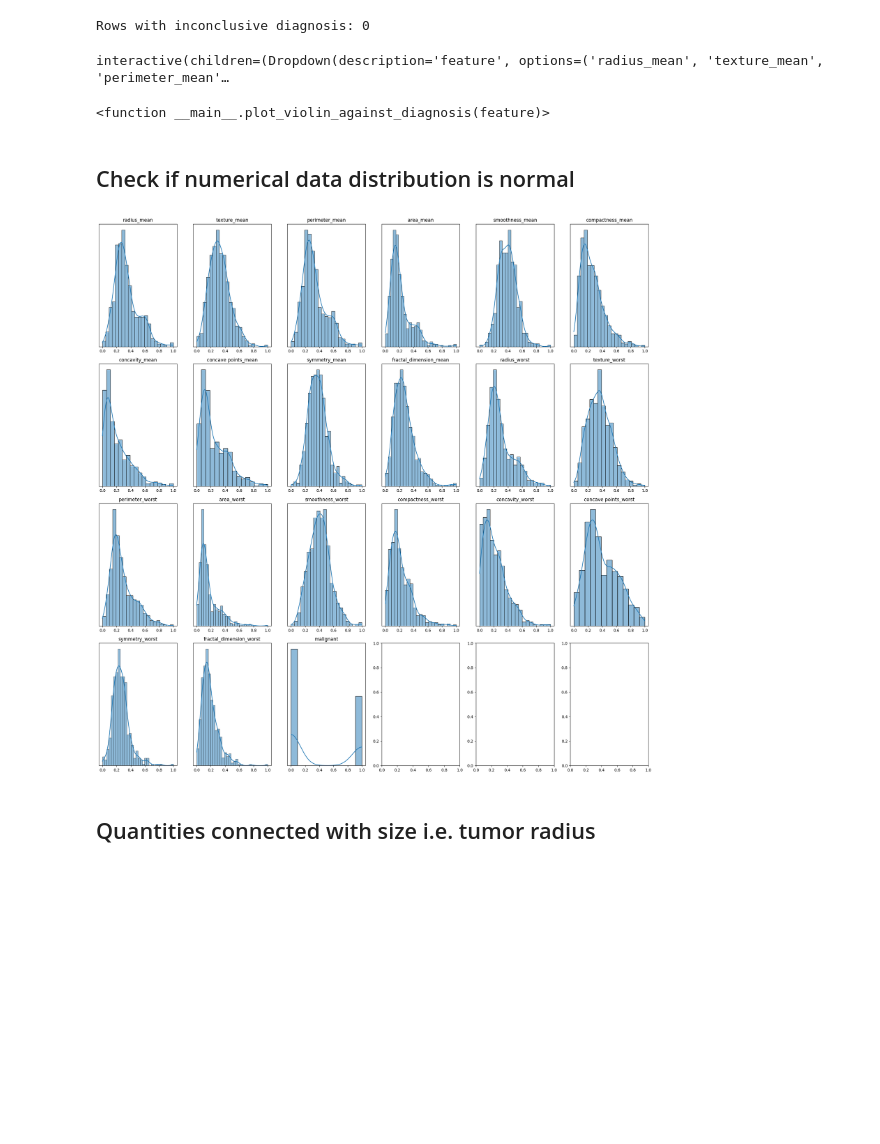
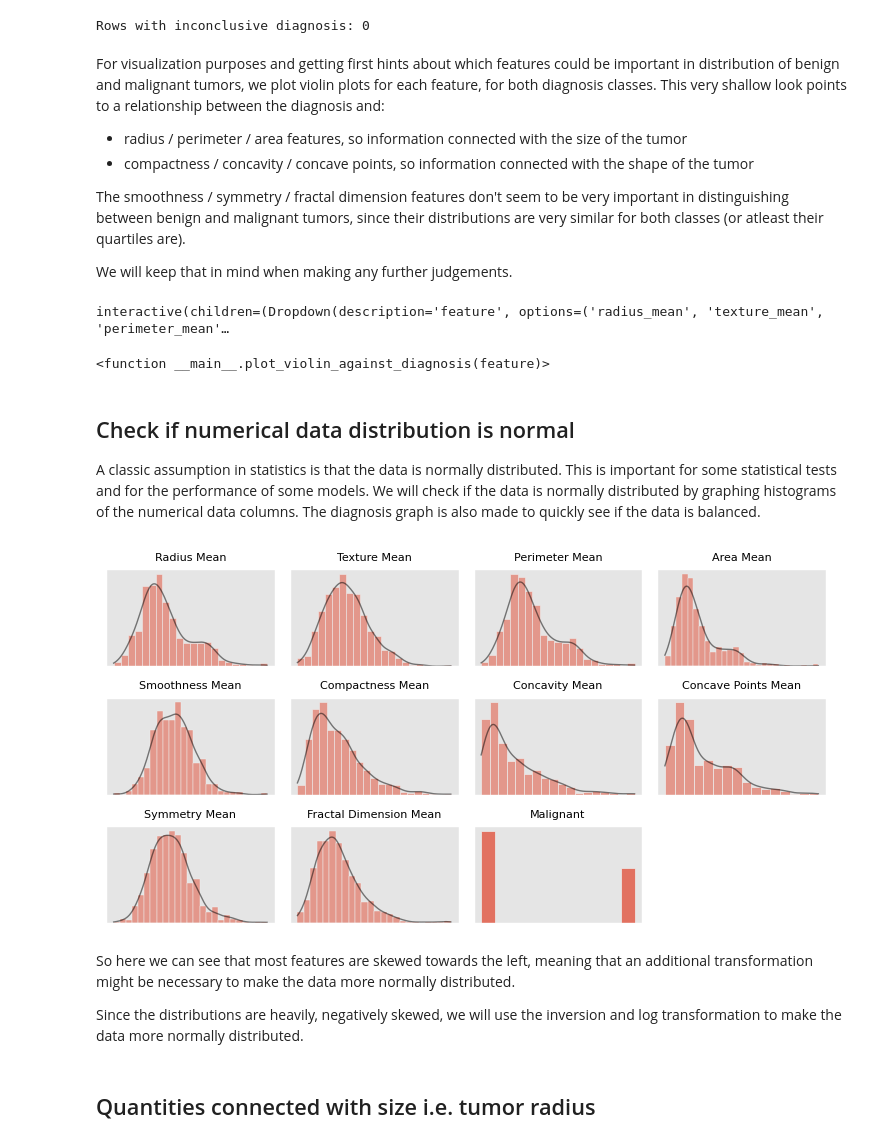
Before and after one commit to kamilrybacki/MLToolsExercises, a Jupyter notebook: content/wisconsin.ipynb, the cells around one changed output. Saved outputs shown, nothing was run; the diff lists cells and outputs as text; code cells hidden in the pictures; blank space fills up the shorter version.

```diff
--- a/content/wisconsin.ipynb
+++ b/content/wisconsin.ipynb
@@ -15,10 +13,25 @@ please provide us feedback at https://github.com/pandas-dev/pandas/issues/54466
 # %%
+import pandas as pd
+import numpy as np
+import ipywidgets as ipy
+
+import matplotlib.pyplot as plt
+import seaborn as sns
+
+import sklearn.linear_model
+import sklearn.decomposition
+import sklearn.model_selection
+import sklearn.metrics
+
+import scipy.stats
+
 
 WISCONSIN_DATASET = "https://raw.githubusercontent.com/reddyprasade/Machine-Learning-Problems-DataSets/d9d8bc1858a7073cf1c18799d797491e9805ea2b/Classification/Breast%20cancer%20wisconsin.csv"
 
 wisconsin_breast_cancer_data = pd.read_csv(WISCONSIN_DATASET, index_col=[0])
 
 pd.set_option('display.max_columns', wisconsin_breast_cancer_data.shape[1] + 1)
+plt.style.use('ggplot')
 
 wisconsin_breast_cancer_data
 # %% [output]
@@ -111,9 +160,21 @@ wisconsin_breast_cancer_data
 # Drop columns with _se and _worst suffixes
 wisconsin_breast_cancer_data = wisconsin_breast_cancer_data.drop(
     wisconsin_breast_cancer_data.filter(like='_se').columns, axis=1
+).drop(
+    wisconsin_breast_cancer_data.filter(like='_worst').columns, axis=1
 )
+wisconsin_breast_cancer_data_copy = wisconsin_breast_cancer_data.copy()
 # %% [output]
 Rows with inconclusive diagnosis: 0
+# %% [markdown]
+For visualization purposes and getting first hints about which features could be important in distribution of benign and malignant tumors, we plot violin plots for each feature, for both diagnosis classes. This very shallow look points to a relationship between the diagnosis and:
+
+* radius / perimeter / area features, so information connected with the size of the tumor
+* compactness / concavity / concave points, so information connected with the shape of the tumor
+
+The smoothness / symmetry / fractal dimension features don't seem to be very important in distinguishing between benign and malignant tumors, since their distributions are very similar for both classes (or atleast their quartiles are).
+
+We will keep that in mind when making any further judgements.
 # %%
 def plot_violin_against_diagnosis(feature):
     feature_name = feature.replace('_', ' ').title()
@@ -125,22 +186,36 @@ ipy.interact(plot_violin_against_diagnosis, feature=numerical_columns)
 # %% [output]
 interactive(children=(Dropdown(description='feature', options=('radius_mean', 'texture_mean', 'perimeter_mean'…
 <function __main__.plot_violin_against_diagnosis(feature)>
-# %% [markdown]
-## Check if numerical data distribution is normal
+# %% [markdown]
+## Check if numerical data distribution is normal
+
+A classic assumption in statistics is that the data is normally distributed. This is important for some statistical tests and for the performance of some models. We will check if the data is normally distributed by graphing histograms of the numerical data columns. The diagnosis graph is also made to quickly see if the data is balanced.
 # %%
 # Plot histograms for each feature)
 
 NUMBER_OF_ROWS = np.sqrt(wisconsin_breast_cancer_data.columns.shape[0]).astype(int)
 NUMBER_OF_COLUMNS = np.ceil(wisconsin_breast_cancer_data.columns.shape[0] / NUMBER_OF_ROWS).astype(int)
 
-fig, axes = plt.subplots(NUMBER_OF_ROWS, NUMBER_OF_COLUMNS, figsize=(20, 20))
+fig, axes = plt.subplots(NUMBER_OF_ROWS, NUMBER_OF_COLUMNS, figsize=(NUMBER_OF_ROWS * 2.5, NUMBER_OF_COLUMNS), sharex=True)
 for i, column in enumerate(wisconsin_breast_cancer_data.columns):
     indices = np.unravel_index(i, (NUMBER_OF_ROWS, NUMBER_OF_COLUMNS))
-    sns.histplot(wisconsin_breast_cancer_data[column], kde=True, ax=axes[indices])
-    axes[indices].set_title(column)
+    sns.histplot(
+        wisconsin_breast_cancer_data[column],
+        kde=column != 'malignant',
+        ax=axes[indices],
+    )
+    axes[indices].set_title(column.replace('_', ' ').title(), fontsize=8)
     axes[indices].set_xlabel('')
     axes[indices].set_ylabel('')
     axes[indices].set_yticks([])
+    axes[indices].set_xticks([])
+    if column != 'malignant':
+        axes[indices].lines[0].set_color('black')
+        axes[indices].lines[0].set_linewidth(1)
+        axes[indices].lines[0].set_alpha(0.5)
+for i in range(wisconsin_breast_cancer_data.columns.shape[0], NUMBER_OF_ROWS * NUMBER_OF_COLUMNS):
+    indices = np.unravel_index(i, (NUMBER_OF_ROWS, NUMBER_OF_COLUMNS))
+    fig.delaxes(axes[indices])
 fig.tight_layout()
 # %% [output]
-[figure, old version]
+[figure, new version]
@@ -151,3 +222,7 @@ columns_to_log_transform = [
+# %% [markdown]
+So here we can see that most features are skewed towards the left, meaning that an additional transformation might be necessary to make the data more normally distributed.
+
+Since the distributions are heavily, negatively skewed, we will use the inversion and log transformation to make the data more normally distributed.
 # %% [markdown]
 ## Quantities connected with size i.e. tumor radius
 # %%
```
Also changed, not shown: parts of 23 cells of this notebook, 1 other file.
